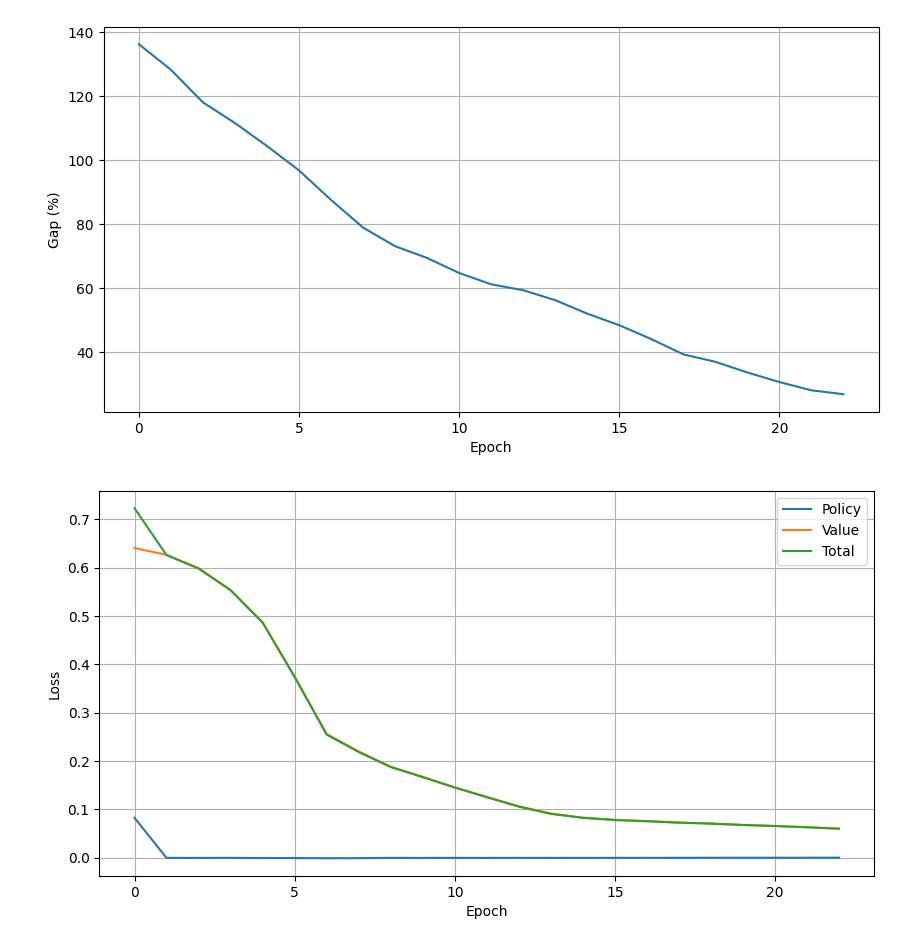
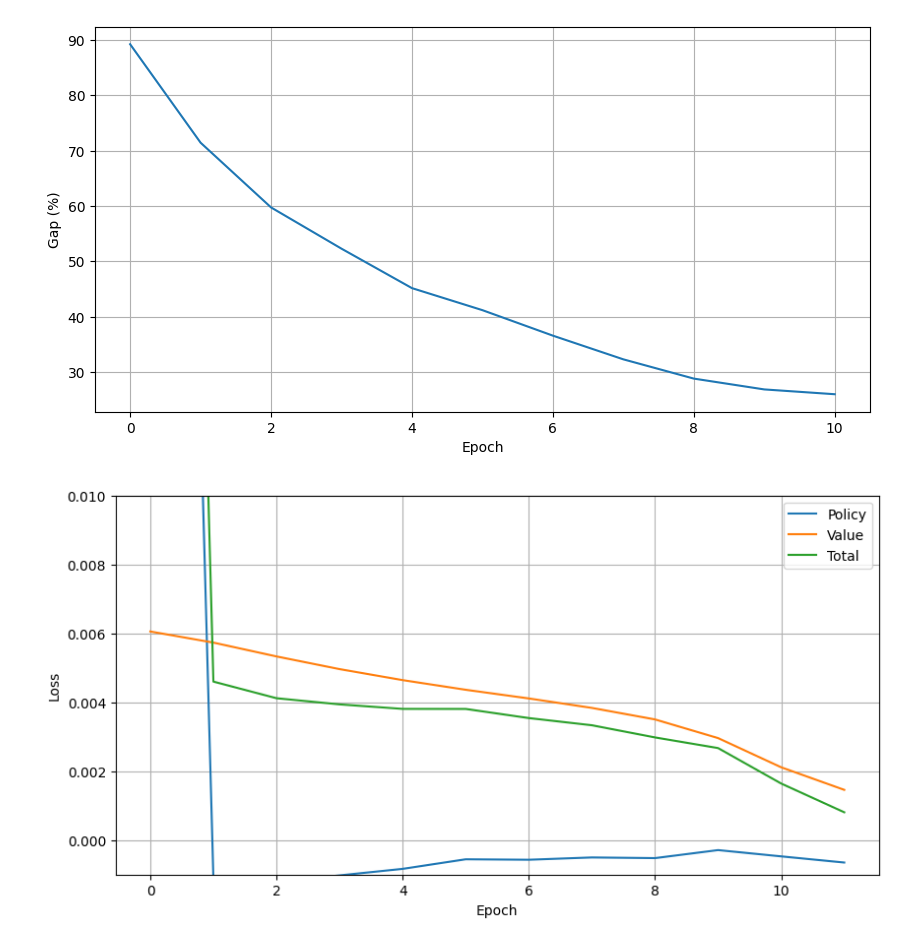
Before and after one commit to dmkn013/neural-tsp-solver-ppo, a Jupyter notebook: dev/AM-monitor.ipynb, the cells around one changed output. Cells and saved outputs as stored; diff of their text form; code cells hidden in the pictures.

```diff
--- a/dev/AM-monitor.ipynb
+++ b/dev/AM-monitor.ipynb
@@ -60,11 +60,11 @@ def loss(n_nodes, run_name, range_x=None, range_y=None):
 
 # p train.py --epoch_size 10000 --n_nodes 100 --run_name run0605 --batch_size 1000 --coef_value 1e-3
 n_nodes = 20
-curve(n_nodes, 'test')
+curve(n_nodes, 'run0605')
 # %% [output]
-[figure, old version]
+[figure, new version]
 # %%
 
-loss(20, 'test')#, range_y=[-.01, .02])
+loss(20, 'run0605', range_y=[-.001, .01])
 # %% [output]
-[figure, old version]
+[figure, new version]
```
Also changed, not shown: 2 other files.
